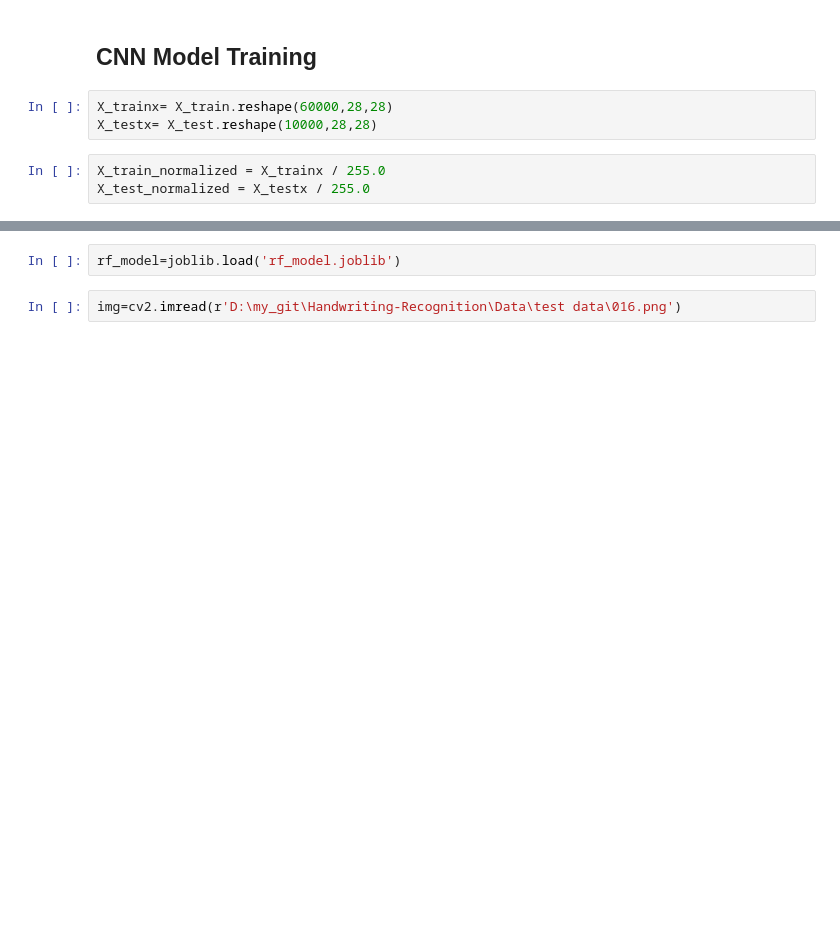
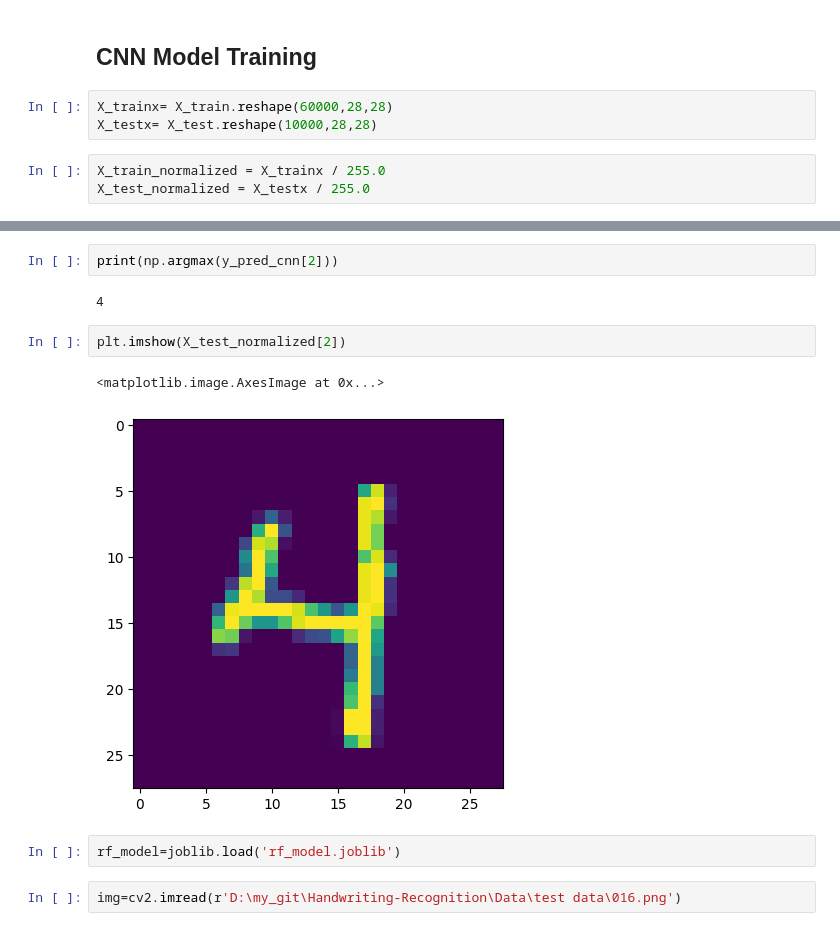
Before and after one commit to Seetharamanrs/Handwriting-Recognition, a Jupyter notebook: Notebook/Notebook.ipynb, the cells around one changed output, grey strips where cells are left out. Saved outputs shown, nothing was run; the diff lists cells and outputs as text; blank space fills up the shorter version.

```diff
--- a/Notebook/Notebook.ipynb
+++ b/Notebook/Notebook.ipynb
@@ -167,3 +222,12 @@ model.add(Activation('softmax'))
+# %%
+print(np.argmax(y_pred_cnn[2]))
+# %% [output]
+4
+# %%
+plt.imshow(X_test_normalized[2])
+# %% [output]
+<matplotlib.image.AxesImage at 0x...>
+[figure, added]
 # %%
 rf_model=joblib.load('rf_model.joblib')
 # %%
```
Also changed, not shown: parts of 10 cells of this notebook.
